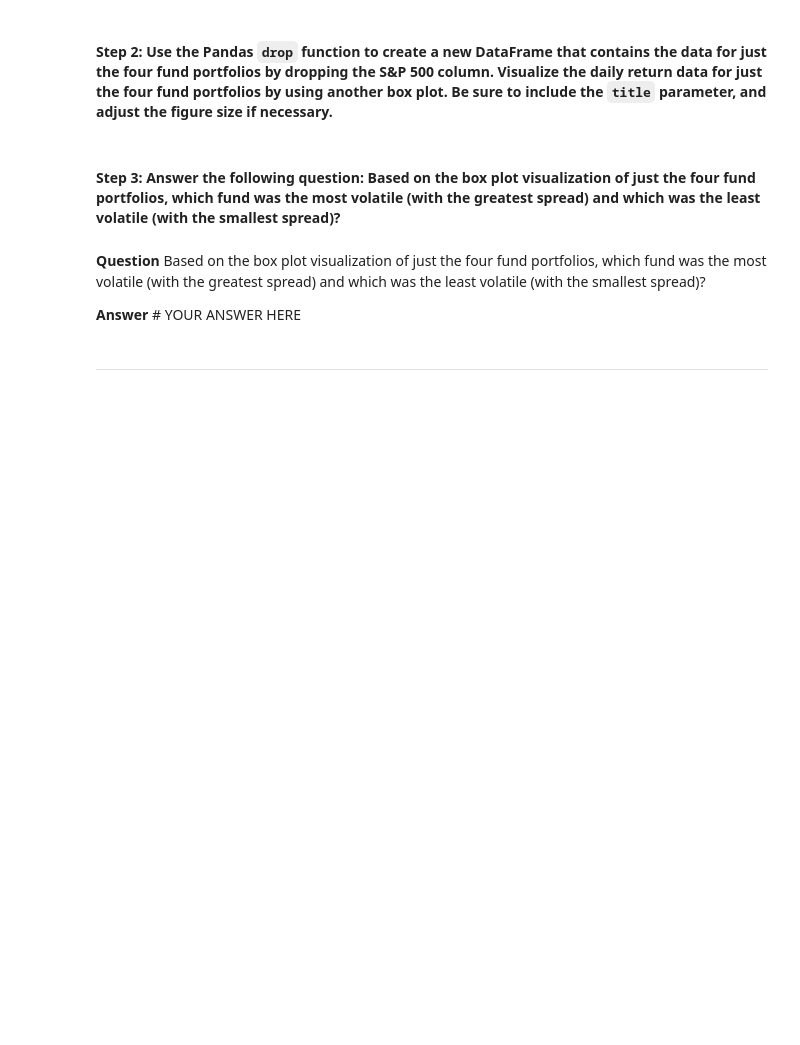
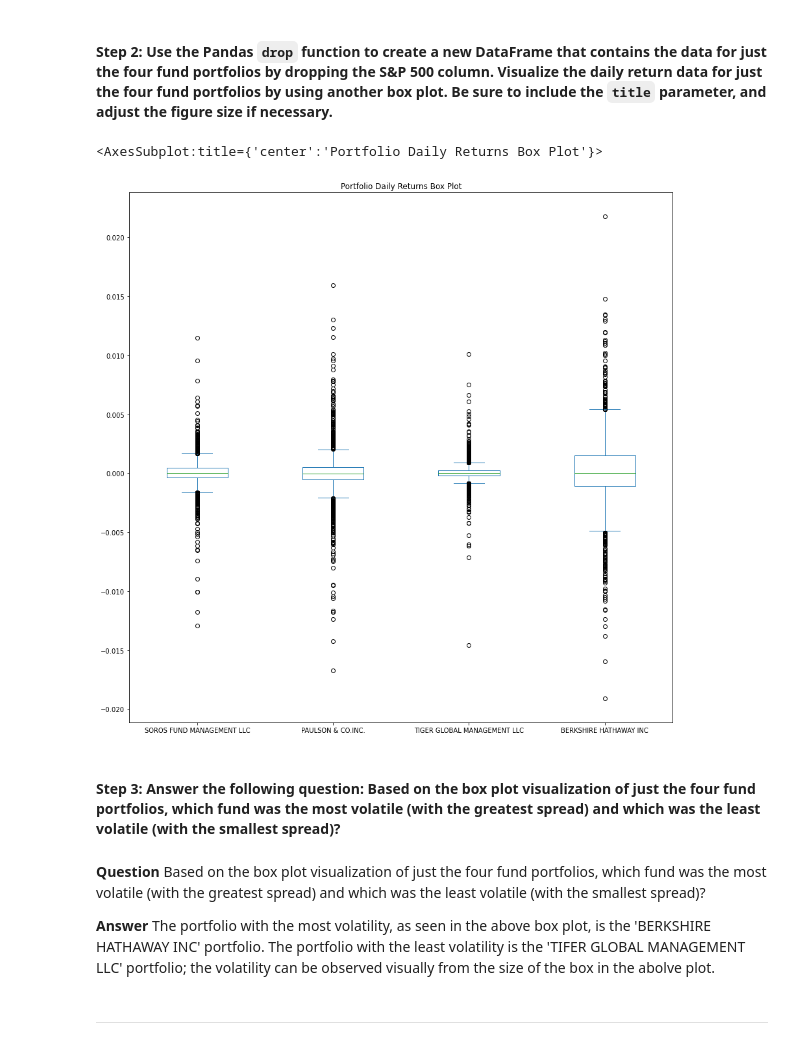
Before and after one commit to ALovettII/4-challenge, a Jupyter notebook: risk_return_analysis.ipynb, the cells around one changed output. Cells and saved outputs as stored; diff of their text form; code cells hidden in the pictures; blank space fills up the shorter version.

```diff
--- a/risk_return_analysis.ipynb
+++ b/risk_return_analysis.ipynb
@@ -226,13 +226,25 @@ daily_returns.plot.box(figsize=(15,15), title="Daily Return Box Plot")
 # %%
 # Create a new DataFrame containing only the 4 fund portfolios by dropping the S&P 500 column from the DataFrame
 # Create box plots to reflect the return data for only the 4 fund portfolios
 # Include a title parameter and adjust the figure size
+
+# New DataFrame for the four portfolios from 'whale_navs.csv'
+portfolios_df = whale_df.drop(columns=['S&P 500'])
+
+# New DataFrame for portfolio daily returns as calculated in 'Import Data (Step 3)'
+daily_returns_pfls = daily_returns.drop(columns=['S&P 500'])
+
+# Creating box plots for the four portfolios
+daily_returns_pfls.plot.box(figsize=(15,15), title="Portfolio Daily Returns Box Plot")
+# %% [output]
+<AxesSubplot:title={'center':'Portfolio Daily Returns Box Plot'}>
+[figure, added]
 # %% [markdown]
 #### Step 3: Answer the following question: Based on the box plot visualization of just the four fund portfolios, which fund was the most volatile (with the greatest spread) and which was the least volatile (with the smallest spread)?
 # %% [markdown]
 **Question** Based on the box plot visualization of just the four fund portfolios, which fund was the most volatile (with the greatest spread) and which was the least volatile (with the smallest spread)?
 
-**Answer** # YOUR ANSWER HERE
+**Answer** The portfolio with the most volatility, as seen in the above box plot, is the 'BERKSHIRE HATHAWAY INC' portfolio. The portfolio with the least volatility is the 'TIFER GLOBAL MANAGEMENT LLC' portfolio; the volatility can be observed visually from the size of the box in the abolve plot.
 # %% [markdown]
 ---
 # %% [markdown]
```
Also changed, not shown: parts of 1 cell of this notebook.
